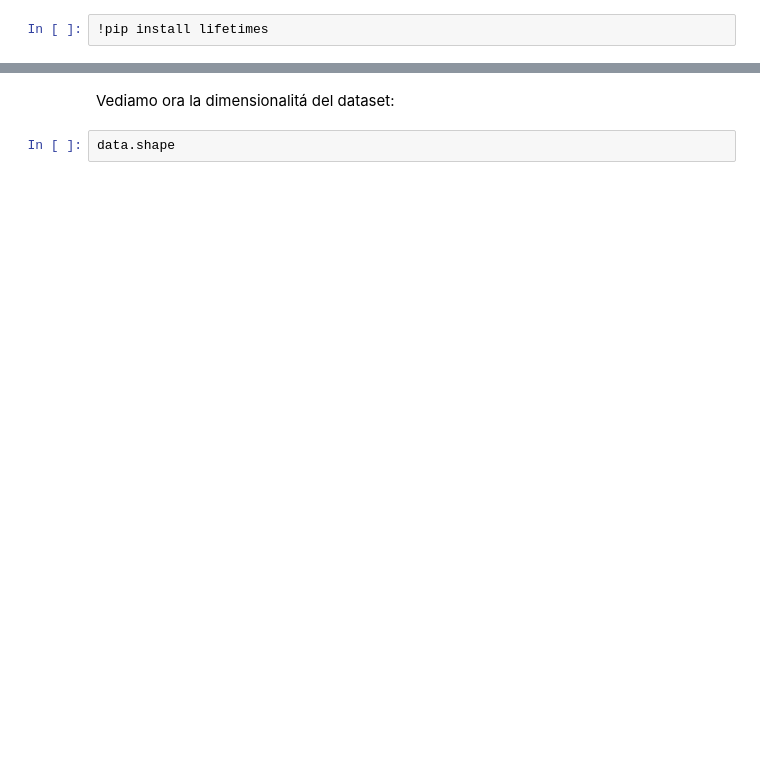
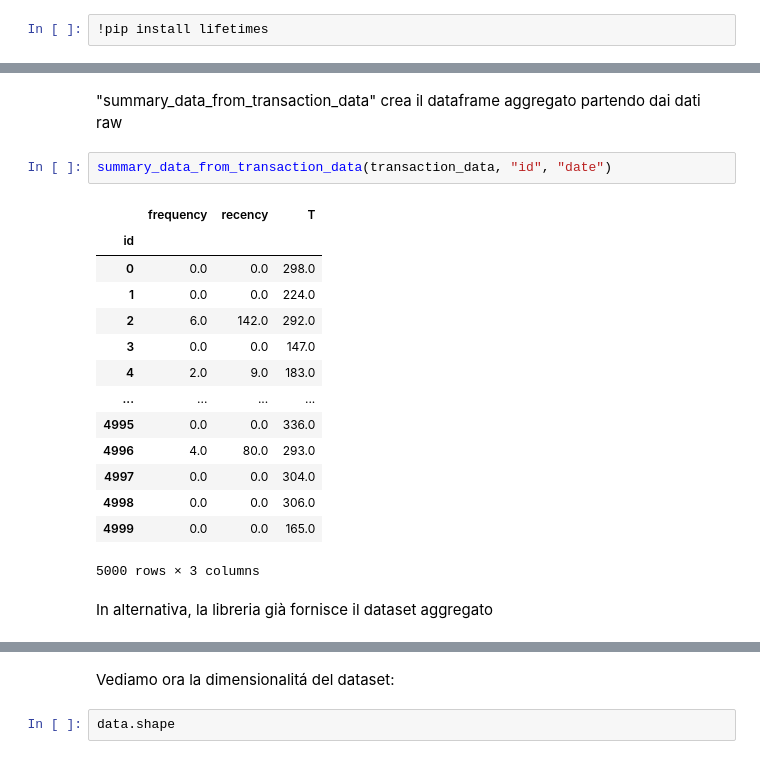
Before and after one commit to alesaccoia/IULM_DDM2324_Notebooks, a Jupyter notebook: 18_BTYD_1.ipynb, the cells around one changed output, grey strips where cells are left out. Drawn from its saved outputs; the diff is of its cells as text; blank space fills up the shorter version.

```diff
--- a/18_BTYD_1.ipynb
+++ b/18_BTYD_1.ipynb
@@ -5,3 +22,24 @@
+# %% [markdown]
+"summary_data_from_transaction_data" crea il dataframe aggregato partendo dai dati raw
+# %%
+summary_data_from_transaction_data(transaction_data, "id", "date")
+# %% [output]
+|  | frequency | recency | T |
+| id |  |  |  |
+| 0 | 0.0 | 0.0 | 298.0 |
+| 1 | 0.0 | 0.0 | 224.0 |
+| 2 | 6.0 | 142.0 | 292.0 |
+| 3 | 0.0 | 0.0 | 147.0 |
+| 4 | 2.0 | 9.0 | 183.0 |
+| ... | ... | ... | ... |
+| 4995 | 0.0 | 0.0 | 336.0 |
+| 4996 | 4.0 | 80.0 | 293.0 |
+| 4997 | 0.0 | 0.0 | 304.0 |
+| 4998 | 0.0 | 0.0 | 306.0 |
+| 4999 | 0.0 | 0.0 | 165.0 |
+5000 rows × 3 columns
+# %% [markdown]
+In alternativa, la libreria già fornisce il dataset aggregato
 # %%
 from lifetimes.datasets import load_cdnow_summary
 data = load_cdnow_summary(index_col=[0])
```
Also changed, not shown: parts of 30 cells of this notebook.
